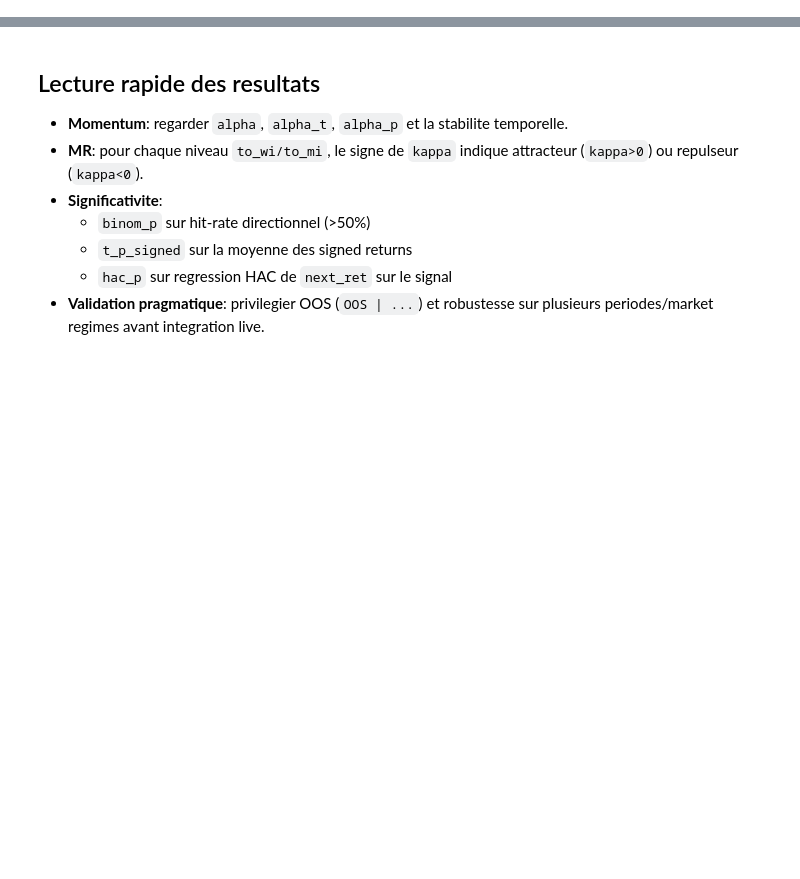
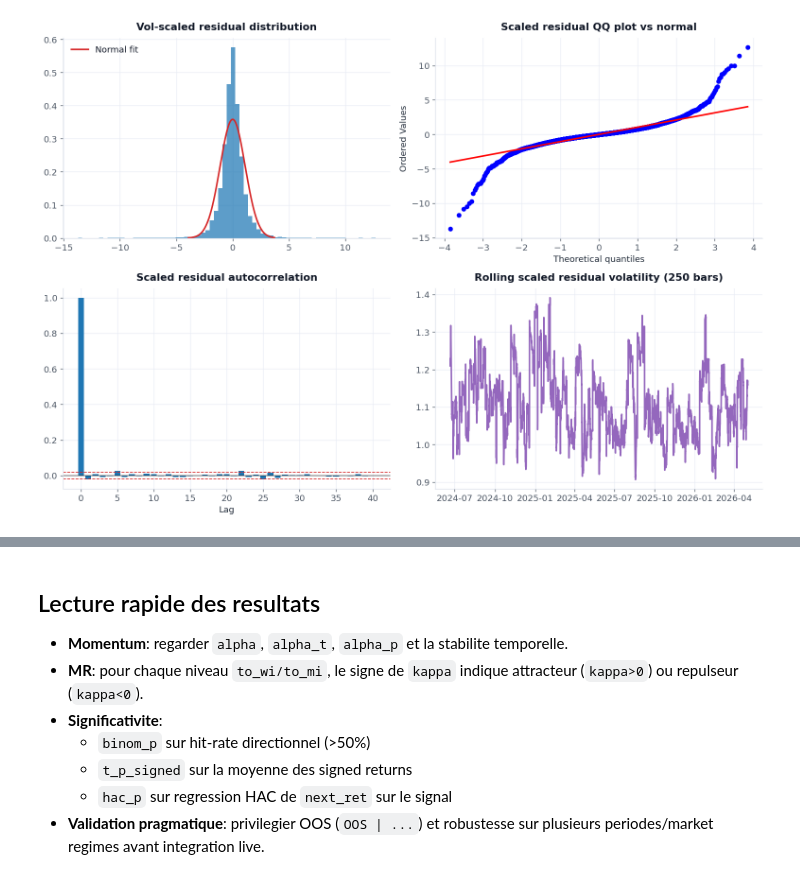
Before and after one commit to IliesElJ/metalib, a Jupyter notebook: metalib/notebooks/eurusd_h4_pull.ipynb, the cells around one changed output, grey strips where cells are left out. Cells and saved outputs as stored; diff of their text form; code cells hidden in the pictures; blank space fills up the shorter version.

```diff
--- a/metalib/notebooks/eurusd_h4_pull.ipynb
+++ b/metalib/notebooks/eurusd_h4_pull.ipynb
@@ -210,0 +414,29 @@ mom.plot(figsize=(20, 30), subplots=True, sharex=True, grid=True, legend=True, x
+# %%
+clean_resid = mom_residuals['lookback_resid_scaled'].dropna()
+fig, axes = plt.subplots(2, 2, figsize=(13, 9))
+
+axes[0, 0].hist(clean_resid, bins=70, density=True, alpha=0.72, color='tab:blue')
+xs = np.linspace(clean_resid.quantile(0.005), clean_resid.quantile(0.995), 300)
+axes[0, 0].plot(xs, stats.norm.pdf(xs, clean_resid.mean(), clean_resid.std()), color='tab:red', lw=2, label='Normal fit')
+axes[0, 0].set_title('Vol-scaled residual distribution')
+axes[0, 0].legend(loc='upper left')
+
+stats.probplot(clean_resid, dist='norm', plot=axes[0, 1])
+axes[0, 1].set_title('Scaled residual QQ plot vs normal')
+
+acf_vals = acf(clean_resid, nlags=40, fft=True)
+axes[1, 0].bar(np.arange(len(acf_vals)), acf_vals, color='tab:blue')
+conf = 1.96 / np.sqrt(len(clean_resid))
+axes[1, 0].axhline(0, color='black', lw=1, alpha=0.6)
+axes[1, 0].axhline(conf, color='tab:red', linestyle='--', lw=1)
+axes[1, 0].axhline(-conf, color='tab:red', linestyle='--', lw=1)
+axes[1, 0].set_title('Scaled residual autocorrelation')
+axes[1, 0].set_xlabel('Lag')
+
+axes[1, 1].plot(clean_resid.index, clean_resid.rolling(MOM_WINDOW).std(), color='tab:purple')
+axes[1, 1].set_title(f'Rolling scaled residual volatility ({MOM_WINDOW} bars)')
+
+plt.tight_layout()
+plt.show()
+# %% [output]
+[figure, added]
```
Also changed, not shown: parts of 14 cells of this notebook, 55 other files.
